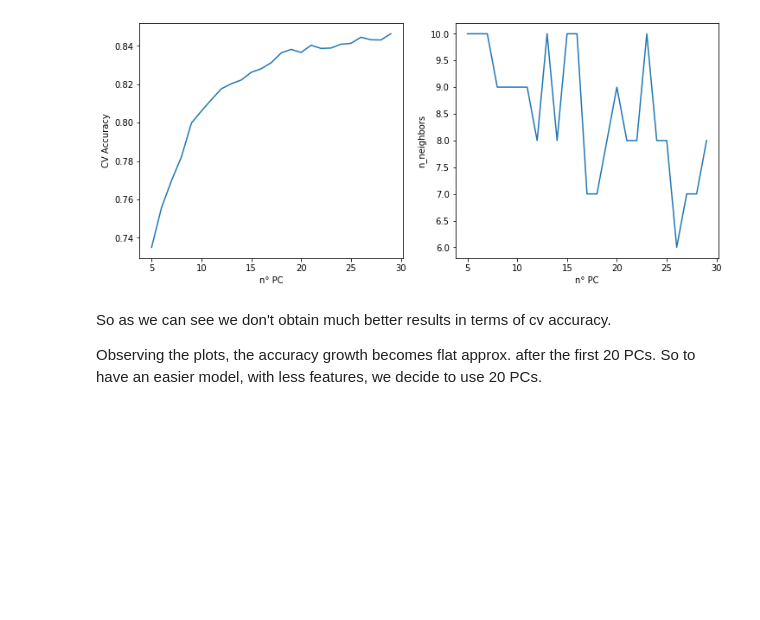
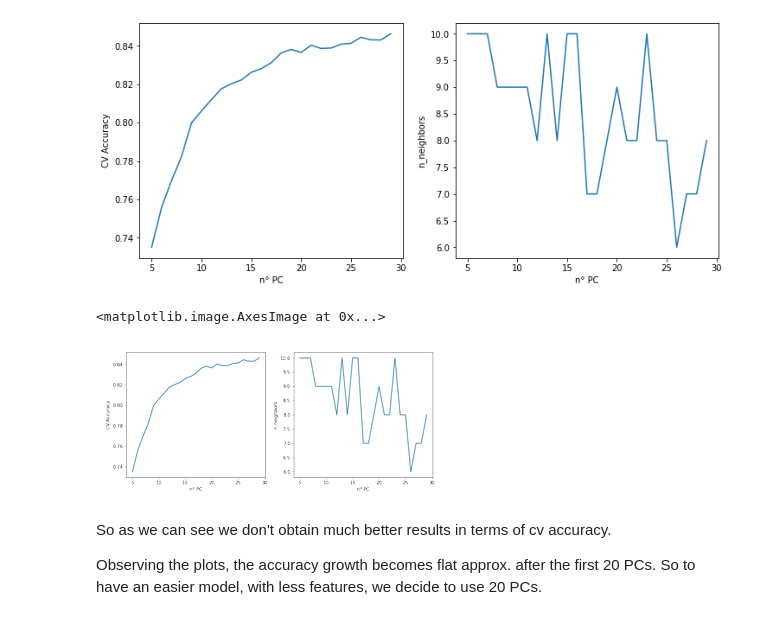
Before and after one commit to rmazzier/MLProjectDS-2020, a Jupyter notebook: All models.ipynb, the cells around one changed output. Saved outputs shown, nothing was run; the diff lists cells and outputs as text; code cells hidden in the pictures; blank space fills up the shorter version.

```diff
--- a/All models.ipynb
+++ b/All models.ipynb
@@ -433,5 +442,14 @@ _ = axes[1].plot(PC_number, best_params)
 # %% [output]
 [figure]
+# %%
+#load the figure
+import matplotlib.image as mpimg
+img = mpimg.imread('data/img pc.png')
+plt.axis('off')
+plt.imshow(img,interpolation='spline36')
+# %% [output]
+<matplotlib.image.AxesImage at 0x...>
+[figure, added]
 # %% [markdown]
 So as we can see we don't obtain much better results in terms of cv accuracy.
 
```
Also changed, not shown: parts of 107 cells of this notebook.
